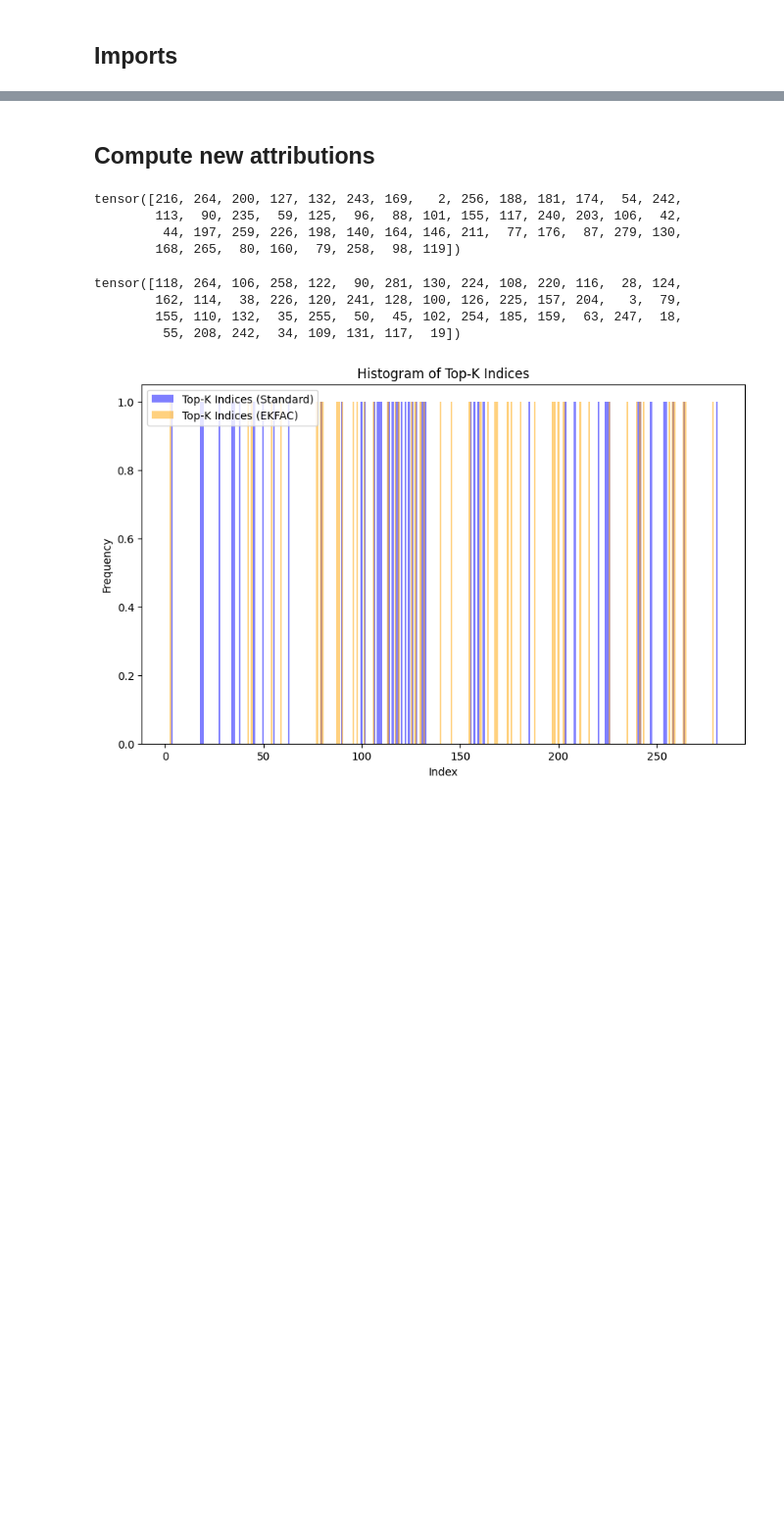
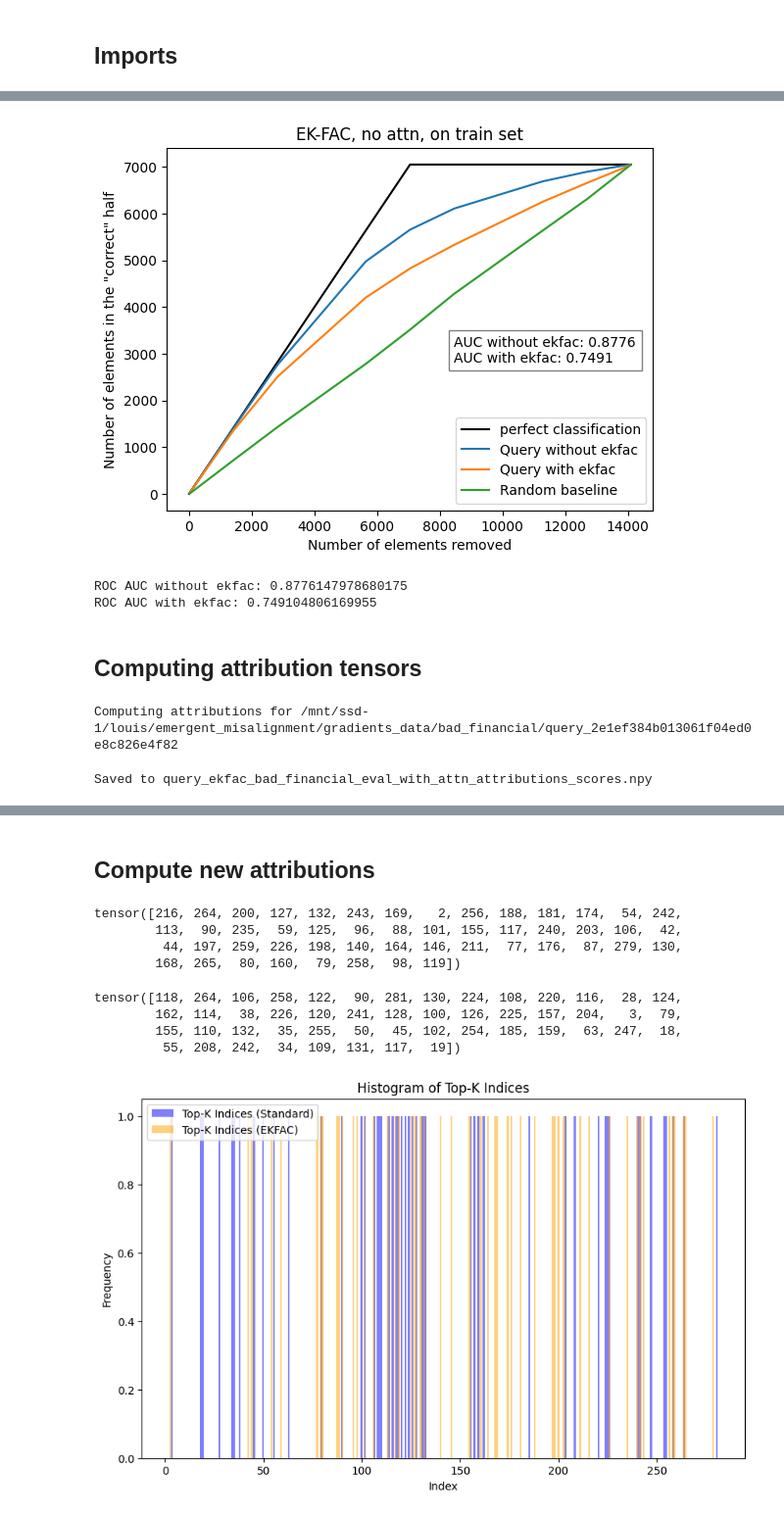
Before and after one commit to baberabb/bergson, a Jupyter notebook: bergson/hessians/data_filtering_ekfac.ipynb, the cells around one changed output, grey strips where cells are left out. Shown at 98% size. Saved outputs shown, nothing was run; the diff lists cells and outputs as text; code cells hidden in the pictures; blank space fills up the shorter version.

```diff
--- a/bergson/hessians/data_filtering_ekfac.ipynb
+++ b/bergson/hessians/data_filtering_ekfac.ipynb
@@ -87,0 +285,49 @@ torch.Size([4800])
+# %%
+plt.plot(
+    [0, len(index) // 2, len(index)],
+    [0, len(index) // 2, len(index) // 2],
+    label="perfect classification",
+    color="black",
+)
+
+
+plt.plot(np.array(top_percentages) * len(index), intersections, label=f"Query without ekfac")
+plt.plot(np.array(top_percentages) * len(index), intersections_ekfac, label=f"Query with ekfac")
+plt.plot(np.array(top_percentages) * len(index), intersections_random, label=f"Random baseline")
+plt.xlabel("Number of elements removed")
+plt.ylabel('Number of elements in the "correct" half')
+plt.title("EK-FAC, no attn, on train set")
+
+
+plt.legend()
+
+
+# add auc to the plot
+from sklearn.metrics import roc_auc_score
+
+y_true = np.array([1] * (len(index) // 2) + [0] * (len(index) // 2))
+roc_auc = roc_auc_score(y_true, attributions_scores)
+roc_auc_ekfac = roc_auc_score(y_true, attributions_ekfac_scores)
+plt.text(
+    len(index) * 0.6,
+    len(index) * 0.2,
+    f"AUC without ekfac: {roc_auc:.4f}\nAUC with ekfac: {roc_auc_ekfac:.4f}",
+    bbox=dict(facecolor="white", alpha=0.5),
+)
+
+plt.show()
+# %% [output]
+[figure, added]
+# %%
+from sklearn.metrics import roc_auc_score
+
+y_true = np.array([1] * (len(index) // 2) + [0] * (len(index) // 2))
+roc_auc = roc_auc_score(y_true, attributions_scores)
+roc_auc_ekfac = roc_auc_score(y_true, attributions_ekfac_scores)
+print(f"ROC AUC without ekfac: {roc_auc}")
+print(f"ROC AUC with ekfac: {roc_auc_ekfac}")
+# %% [output]
+ROC AUC without ekfac: 0.8776147978680175
+ROC AUC with ekfac: 0.749104806169955
+# %% [markdown]
+## Computing attribution tensors
@@ -87,0 +351,16 @@ torch.Size([4800])
+# %%
+for path in all_query_paths:
+    print(f"Computing attributions for {path}")
+    attributions_scores = compute_attribution(path, index_path, query_data_path_csv, unit_norm=True)
+    # save to a file
+    config_path = path + "/config.json"
+    config = json.load(open(config_path))
+    key = os.path.basename(config["ekfac_path"])
+    # path_final = os.path.basename(path)
+    path_final = f"query_{key}"
+
+    np.save(path_final + "_attributions_scores.npy", attributions_scores)
+    print(f"Saved to {path_final}_attributions_scores.npy")
+# %% [output]
+Computing attributions for /mnt/ssd-1/louis/emergent_misalignment/gradients_data/bad_financial/query_2e1ef384b013061f04ed0e8c826e4f82
+Saved to query_ekfac_bad_financial_eval_with_attn_attributions_scores.npy
```
Also changed, not shown: parts of 53 cells of this notebook, 5 other files.
